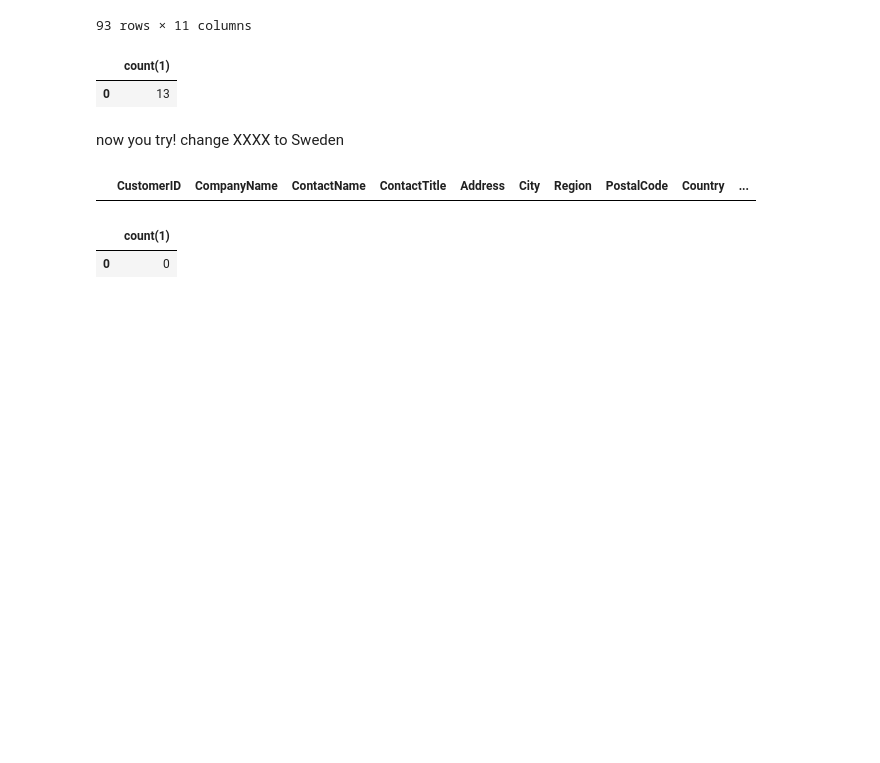
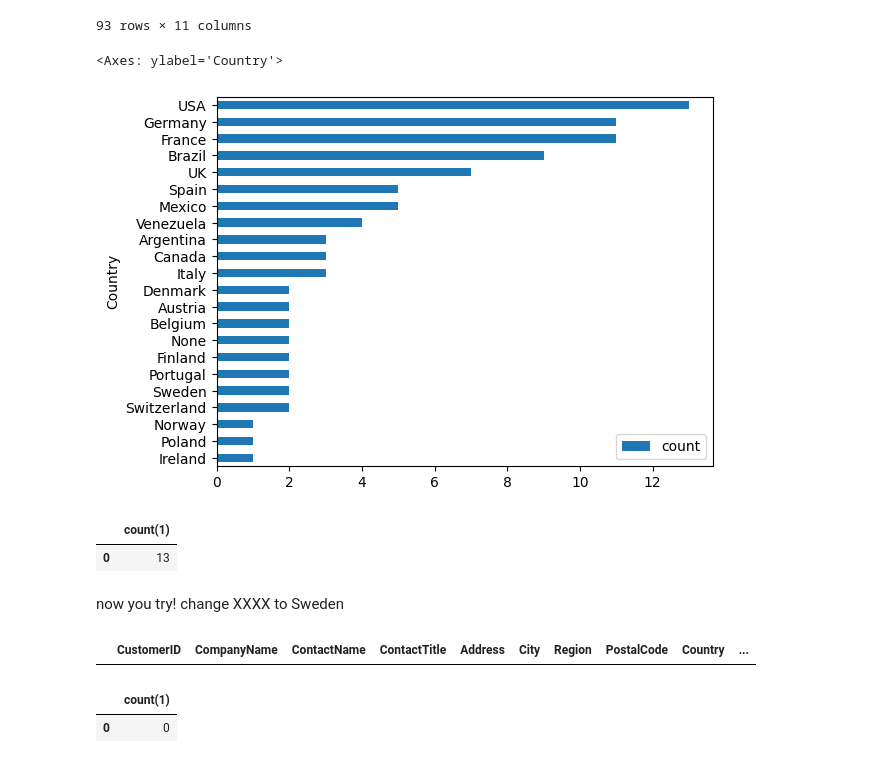
Before and after one commit to matthewpecsok/4410_spring_2023, a Jupyter notebook: demo_exp_u.ipynb, the cells around one changed output. Drawn from its saved outputs; the diff is of its cells as text; code cells hidden in the pictures; blank space fills up the shorter version.

```diff
--- a/demo_exp_u.ipynb
+++ b/demo_exp_u.ipynb
@@ -43,6 +43,11 @@ pd.read_sql_query("select * from customers",con)
 | 91 | WILMK | Wilman Kala | Matti Karttunen | Owner/Marketing Assistant | Keskuskatu 45 | Helsinki | Scandinavia | 21240 | Finland | ... |
 | 92 | WOLZA | Wolski Zajazd | Zbyszek Piestrzeniewicz | Owner | ul. Filtrowa 68 | Warszawa | Eastern Europe | 01-012 | Poland | ... |
 93 rows × 11 columns
+# %%
+pd.read_sql_query("select count(1) as count,Country from customers group by Country",con).sort_values(by='count').plot(kind='barh',x='Country',y='count')
+# %% [output]
+<Axes: ylabel='Country'>
+[figure, added]
 # %%
 pd.read_sql_query("""
 
```
